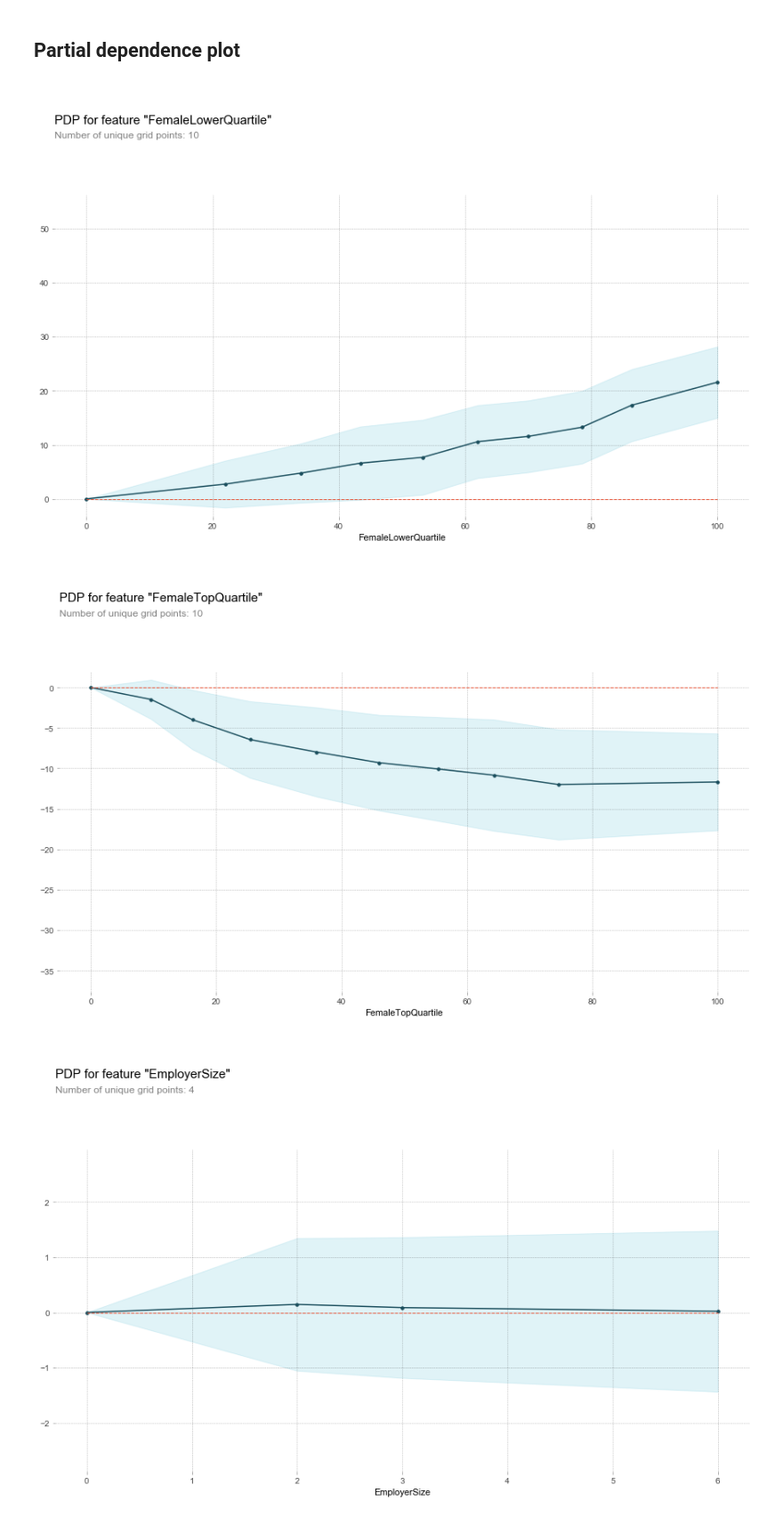
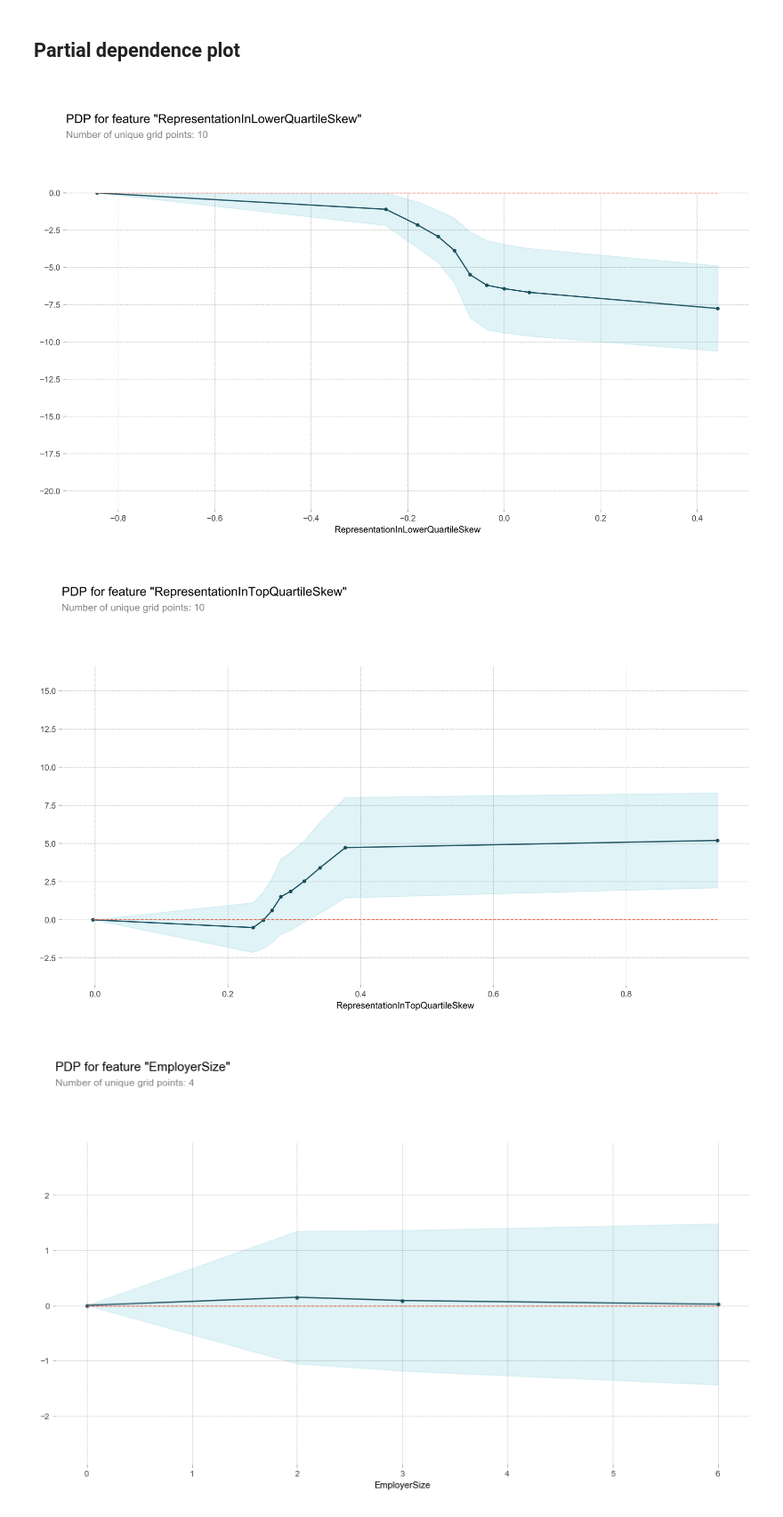
Before and after one commit to Ads2020Group6/data-exploration, a Jupyter notebook: UK_GOV_data_modelling - Shivangi.ipynb, the cells around one changed output. Shown at 89% size. Drawn from its saved outputs; the diff is of its cells as text; code cells hidden in the pictures.

Commit message:
pdp plots with new features

```diff
--- a/UK_GOV_data_modelling - Shivangi.ipynb
+++ b/UK_GOV_data_modelling - Shivangi.ipynb
@@ -726,6 +728,8 @@ eli5.show_weights(perm, feature_names = val_X.columns.tolist())
 ## Partial dependence plot
 # %%
 from pdpbox import pdp, get_dataset, info_plots
+# %%
+plt.rcParams['figure.dpi'] = 400
 # %%
 def pdpFunction(model,data,features,feature_to_plot):
     pdp_score = pdp.pdp_isolate(model=model, dataset=data, model_features=features,
@@ -734,13 +738,13 @@ def pdpFunction(model,data,features,feature_to_plot):
     plt.show()
     #pdp.plt.savefig('Visualizations/'+feature_to_plot+'.png')
 # %%
-pdpFunction(median_forest_model,val_X,features,'FemaleLowerQuartile')
+pdpFunction(rf_model4,val_X,features,'RepresentationInLowerQuartileSkew')
 # %% [output]
-[figure, old version]
+[figure, new version]
 # %%
-pdpFunction(median_forest_model,val_X,features,'FemaleTopQuartile')
+pdpFunction(rf_model4,val_X,features,'RepresentationInTopQuartileSkew')
 # %% [output]
-[figure, old version]
+[figure, new version]
 # %%
 pdpFunction(median_forest_model,val_X,features,'EmployerSize')
 # %% [output]
```
Also changed, not shown: parts of 1 cell of this notebook, 2 other files.
